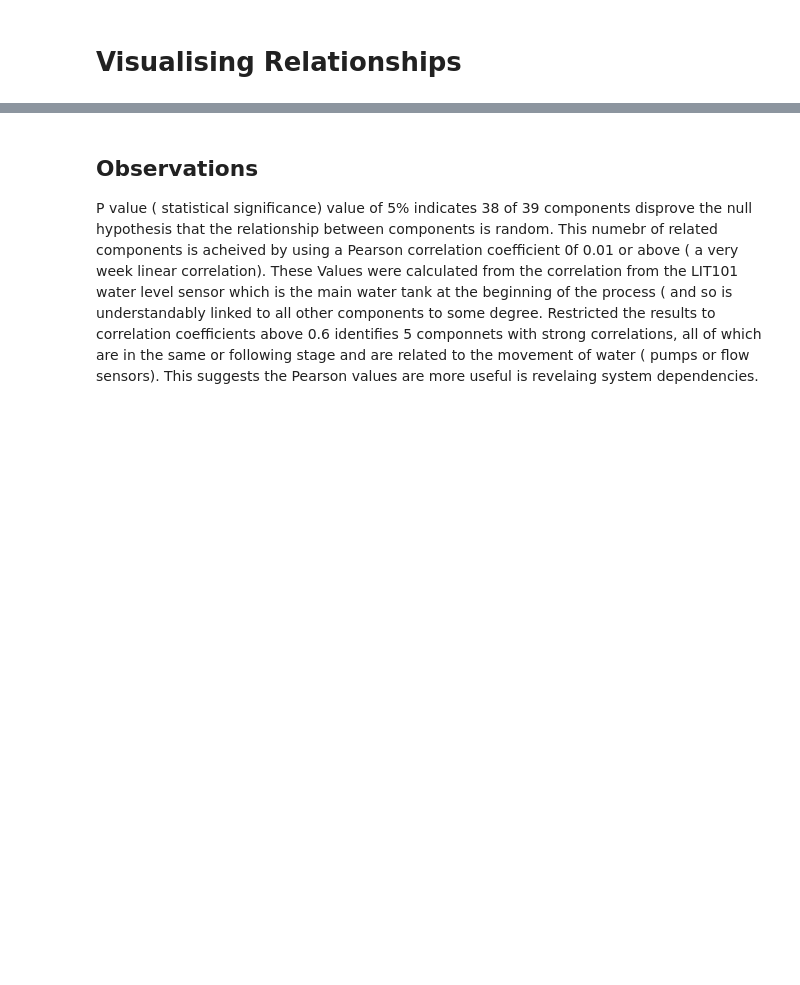
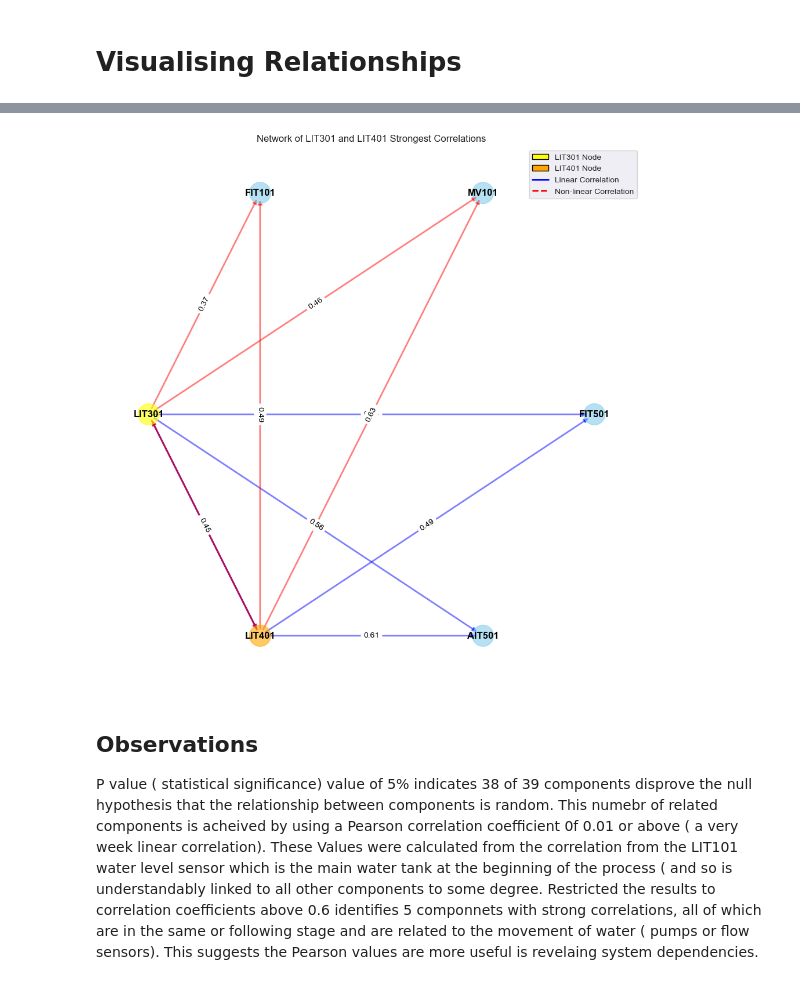
Before and after one commit to lozferatu/MSc-Project, a Jupyter notebook: Wrangling Code/first_exploration.ipynb, the cells around one changed output, grey strips where cells are left out. Saved outputs shown, nothing was run; the diff lists cells and outputs as text; code cells hidden in the pictures; blank space fills up the shorter version.

```diff
--- a/Wrangling Code/first_exploration.ipynb
+++ b/Wrangling Code/first_exploration.ipynb
@@ -446,3 +544,12 @@ specific_component.plot_network('correlation_p_value', 0.0, 0.05, nx.circular_la
+# %%
+# Create two components
+component1 = components['LIT301']
+component2 = components['LIT401']
+
+# Plot comparison network for both components
+component1.plot_dual_component_comparison_network(component2, linear_corr_dict_1, non_linear_corr_dict_1, linear_corr_dict_2, non_linear_corr_dict_2, top_n_corrs=3, layout= nx.shell_layout)
+# %% [output]
+[figure, added]
 # %% [markdown]
 ## Observations
 P value ( statistical significance) value of 5% indicates 38 of 39 components disprove the null hypothesis that the relationship between components is random. This numebr of related components is acheived by using a Pearson correlation coefficient 0f 0.01 or above ( a very week linear correlation).
```
Also changed, not shown: parts of 56 cells of this notebook, 4 other files.
